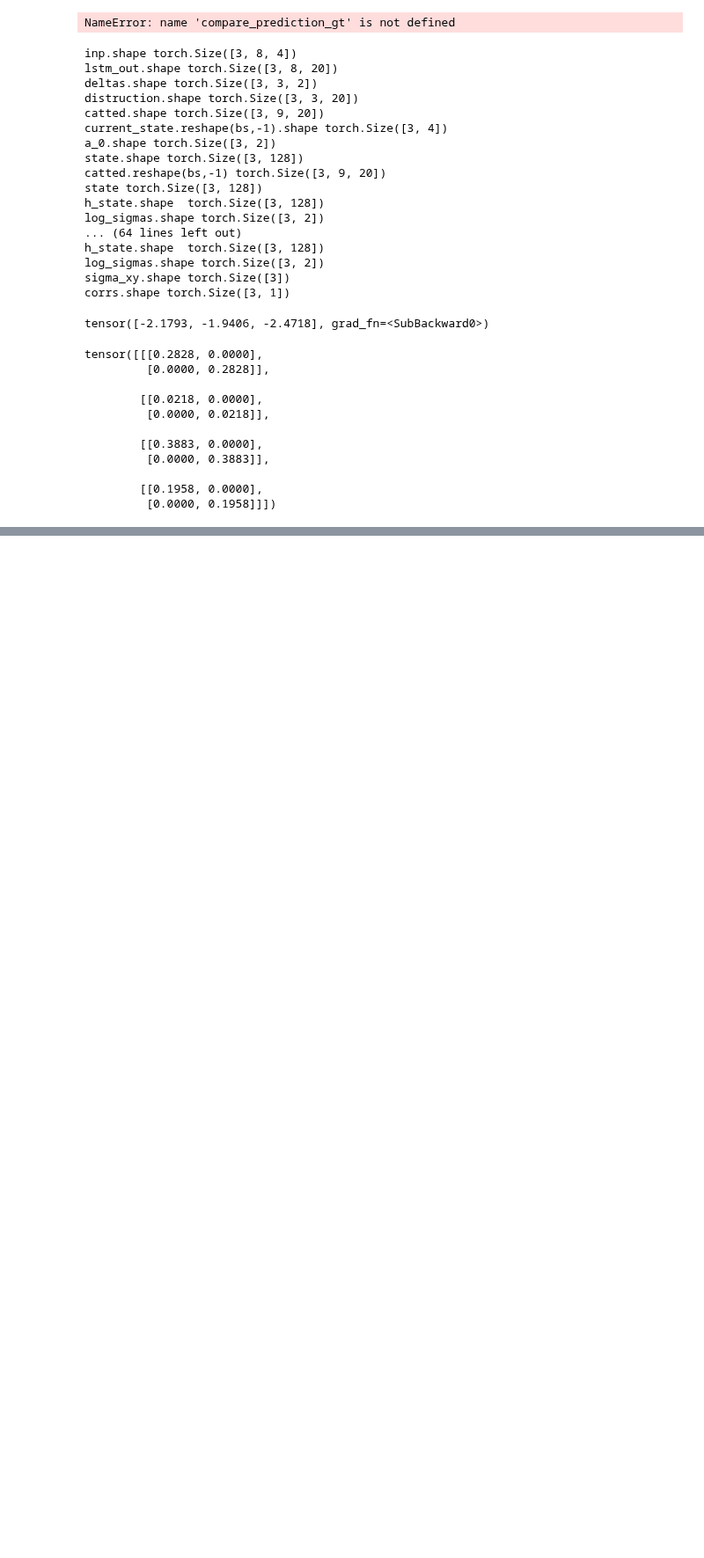
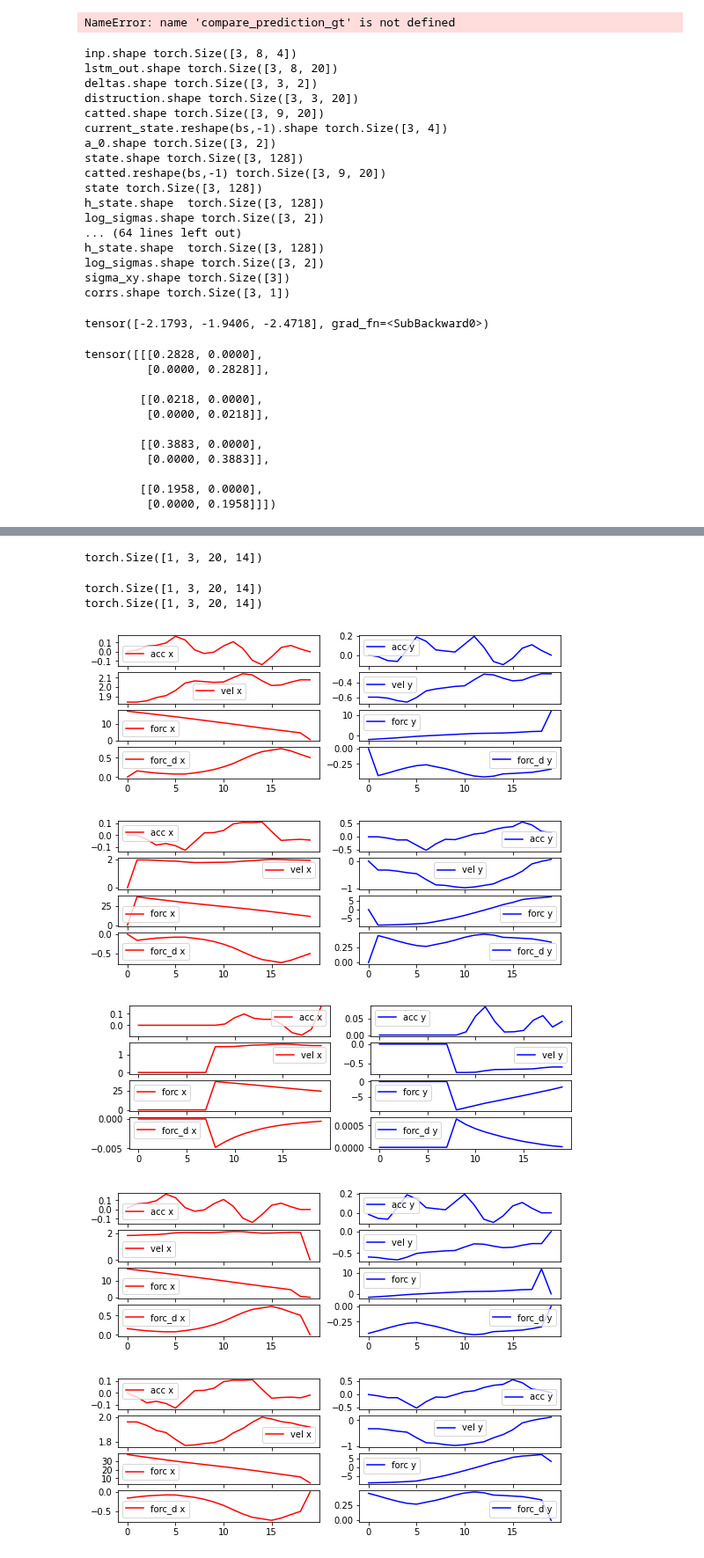
Before and after one commit to alexpostnikov/trajectory-prediction, a Jupyter notebook: train.ipynb, the cells around one changed output, grey strips where cells are left out. Shown at 88% size. Cells and saved outputs as stored; diff of their text form; code cells hidden in the pictures; blank space fills up the shorter version.

```diff
--- a/train.ipynb
+++ b/train.ipynb
@@ -631,0 +751,44 @@ torch.distributions.multivariate_normal.MultivariateNormal
+# %%
+for batch_id, local_batch in enumerate(training_generator):
+    print(local_batch.shape)
+    if local_batch.shape[1] > 5:
+        continue
+    for person in range(local_batch.shape[1]):
+        fig, ax = plt.subplots(4, 2, figsize=(9, 3))
+        accelerations = local_batch[0,person,:,6:8]
+        forces =  local_batch[0,person,:,12:14]
+        forces_d =  local_batch[0,person,:,10:12] # local_batch[0,person,:,12:14] +
+        vel = local_batch[0,person,:,4:6]
+        x = torch.range(0,19)
+        ax[0][0].plot(x,accelerations[:,0], color="r",label="acc x")
+        ax[0][0].legend()
+        ax[0][1].plot(x,accelerations[:,1], color="b",label="acc y")
+        ax[0][1].legend()
+
+        ax[1][0].plot(x,vel[:,0], color="r",label="vel x")
+        ax[1][0].legend()
+        ax[1][1].plot(x,vel[:,1], color="b",label="vel y")
+        ax[1][1].legend()
+
+        ax[2][0].plot(x, forces[:,0], color="r",label="forc x")
+        ax[2][0].legend()
+        ax[2][1].plot(x, forces[:,1], color="b",label="forc y")
+        ax[2][1].legend()
+
+        ax[3][0].plot(x, forces_d[:,0], color="r",label="forc_d x")
+        ax[3][0].legend()
+        ax[3][1].plot(x, forces_d[:,1], color="b",label="forc_d y")
+        ax[3][1].legend()
+        plt.plot()
+
+    if batch_id > 1:
+        break
+# %% [output]
+torch.Size([1, 3, 20, 14])
+torch.Size([1, 3, 20, 14])
+torch.Size([1, 3, 20, 14])
+[figure, added]
+[figure, added]
+[figure, added]
+[figure, added]
+[figure, added]
```
Also changed, not shown: parts of 12 cells of this notebook, 7 other files.
